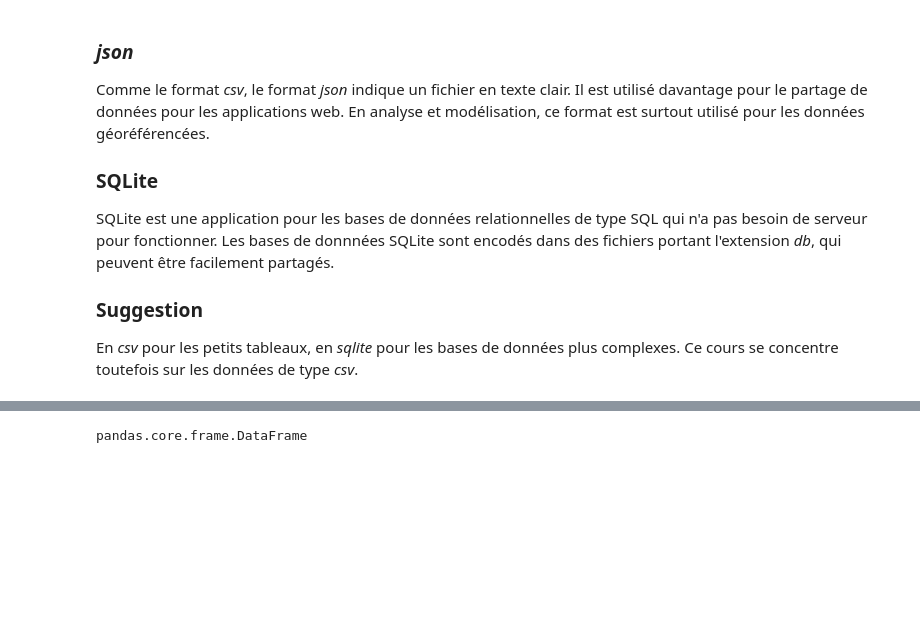
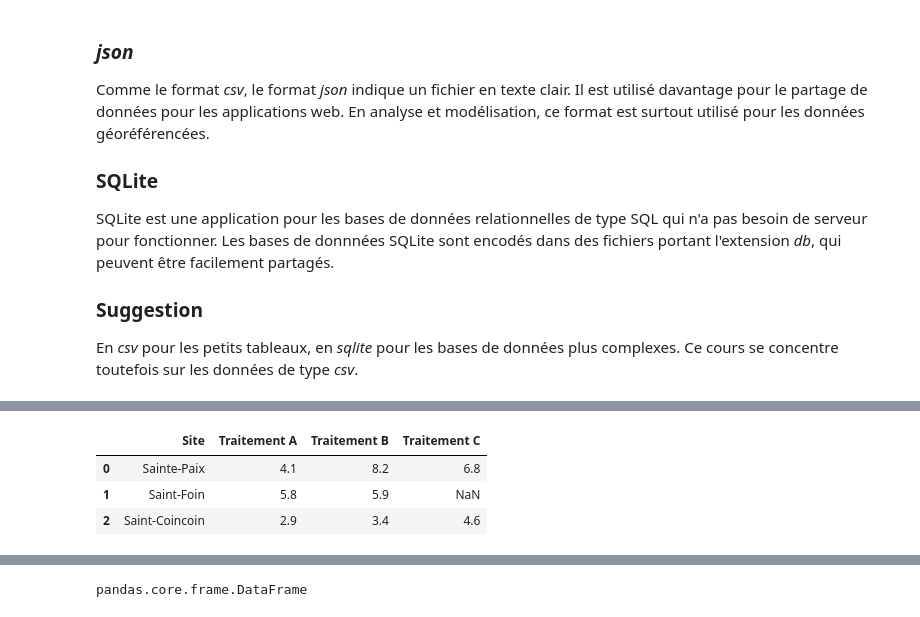
Before and after one commit to essicolo/ecologie-mathematique-Py, a Jupyter notebook: 3_Donnees/3_data.ipynb, the cells around one changed output, grey strips where cells are left out. Saved outputs shown, nothing was run; the diff lists cells and outputs as text; code cells hidden in the pictures; blank space fills up the shorter version.

```diff
--- a/3_Donnees/3_data.ipynb
+++ b/3_Donnees/3_data.ipynb
@@ -193,0 +198,10 @@ df = pd.read_csv('http://vincentarelbundock.github.io/Rdatasets/csv/ggplot2/diam
+# %%
+import pandas as pd
+df1 = pd.read_csv(filepath_or_buffer='../3_Donnees/data/tableau1.csv',
+                  sep=';', header=0, index_col=False, na_values='NA')
+df1
+# %% [output]
+|  | Site | Traitement A | Traitement B | Traitement C |
+| 0 | Sainte-Paix | 4.1 | 8.2 | 6.8 |
+| 1 | Saint-Foin | 5.8 | 5.9 | NaN |
+| 2 | Saint-Coincoin | 2.9 | 3.4 | 4.6 |
```
Also changed, not shown: parts of 15 cells of this notebook, 2 other files.
